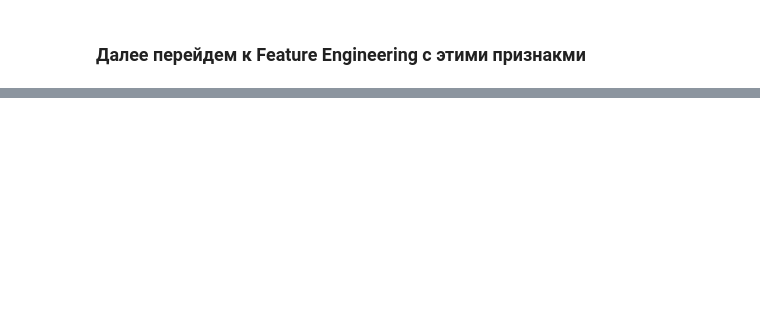
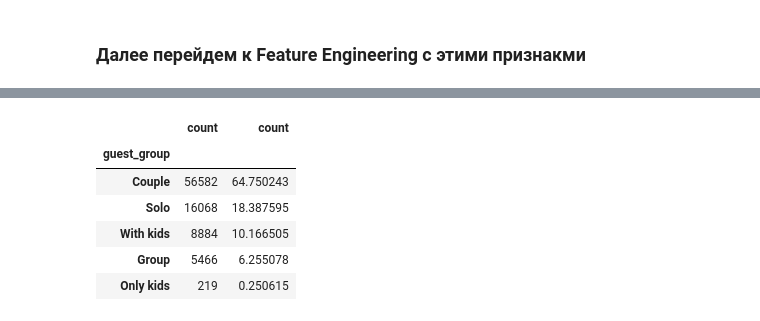
Before and after one commit to burtsev-sa/gp_4, a Jupyter notebook: start.ipynb, the cells around one changed output, grey strips where cells are left out. Drawn from its saved outputs; the diff is of its cells as text; code cells hidden in the pictures; blank space fills up the shorter version.

```diff
--- a/start.ipynb
+++ b/start.ipynb
@@ -646,0 +636,2 @@ df.loc[~df['distribution_channel'].isin(['TA/TO', 'Direct', 'Corporate']), 'dist
+# %%
+df = df.drop(columns={'meal'})
@@ -646,0 +646,25 @@ df.loc[~df['distribution_channel'].isin(['TA/TO', 'Direct', 'Corporate']), 'dist
+# %%
+df['kids'] = df['children'] + df['babies']
+
+def guest_group(x):
+    if x['kids'] == 0 and x['adults'] == 1:
+        return 'Solo'
+    elif x['kids'] == 0 and x['adults'] == 2:
+        return 'Couple'
+    elif x['kids'] > 0 and x['adults'] > 0:
+        return 'With kids'
+    elif x['kids'] == 0 and x['adults'] > 2:
+        return 'Group'
+    elif x['kids'] > 0 and x['adults'] == 0:
+        return 'Only kids'
+
+df['guest_group'] = df.apply(guest_group, axis=1)
+pd.concat([df['guest_group'].value_counts(), df['guest_group'].value_counts() / df.shape[0] * 100], axis=1)
+# %% [output]
+|  | count | count |
+| guest_group |  |  |
+| Couple | 56582 | 64.750243 |
+| Solo | 16068 | 18.387595 |
+| With kids | 8884 | 10.166505 |
+| Group | 5466 | 6.255078 |
+| Only kids | 219 | 0.250615 |
```
Also changed, not shown: parts of 20 cells of this notebook.
